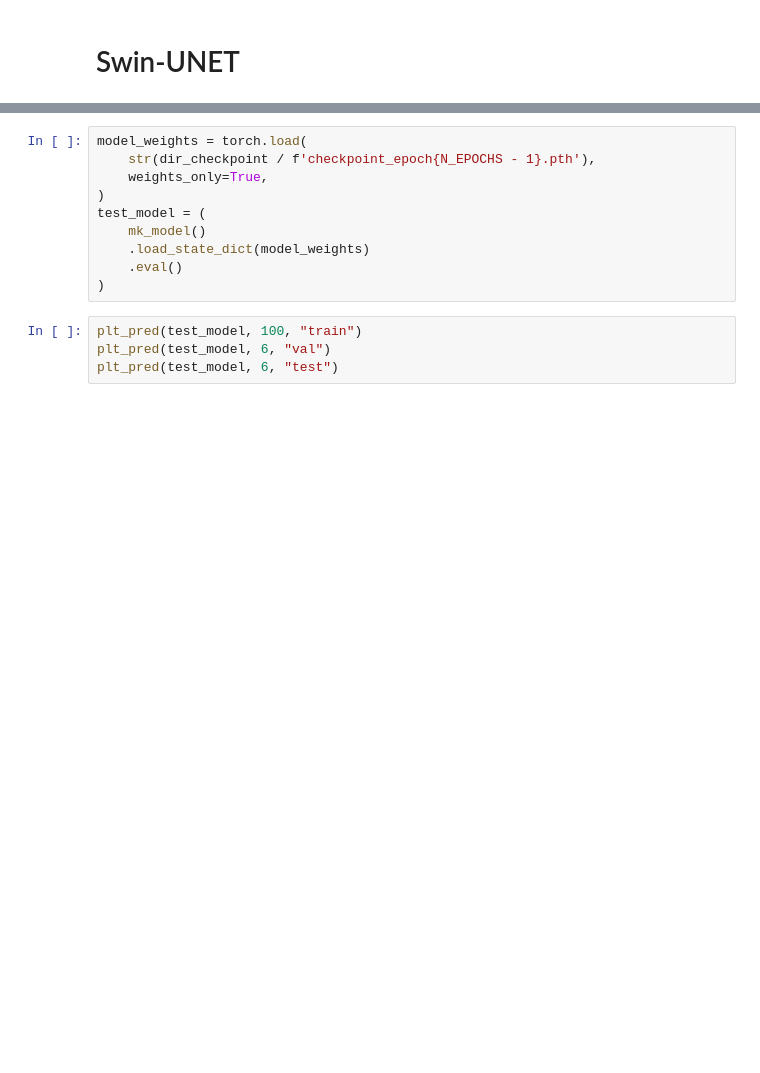
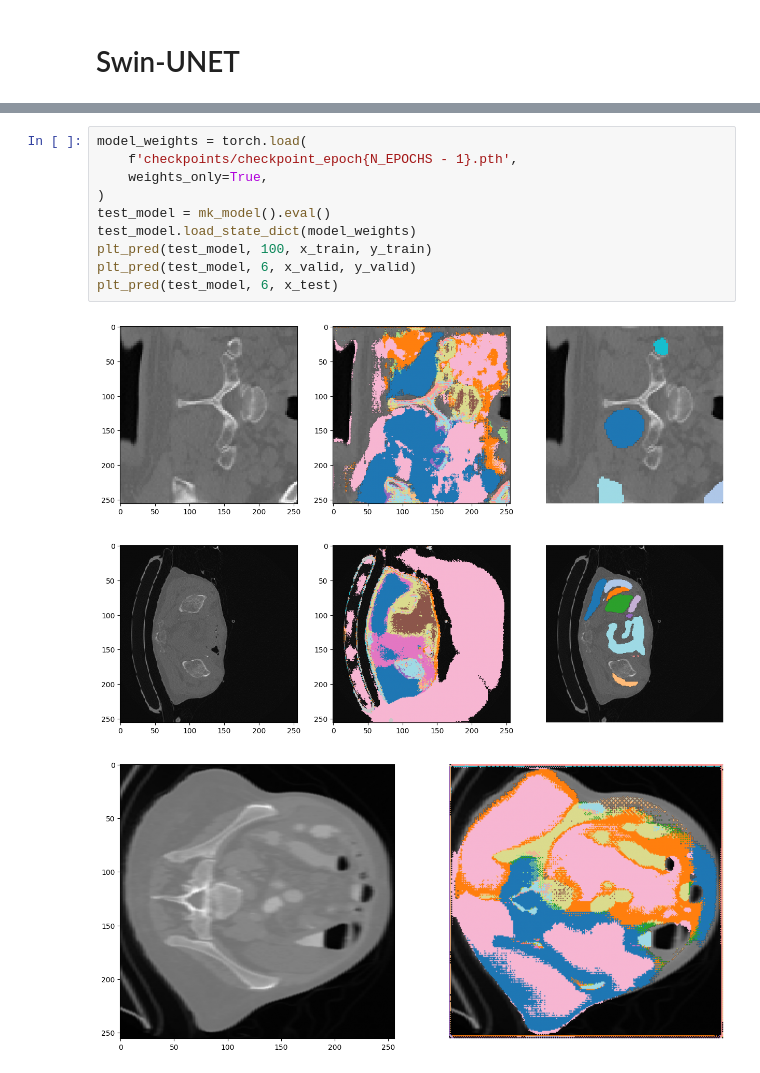
Before and after one commit to MauroAbidalCarrer/raidium_challenge, a Jupyter notebook: swin_unet.ipynb, the cells around one changed output, grey strips where cells are left out. Saved outputs shown, nothing was run; the diff lists cells and outputs as text; blank space fills up the shorter version.

```diff
--- a/swin_unet.ipynb
+++ b/swin_unet.ipynb
@@ -176,17 +163,17 @@ train_unet(
 # %%
 model_weights = torch.load(
-    str(dir_checkpoint / f'checkpoint_epoch{N_EPOCHS - 1}.pth'),
+    f'checkpoints/checkpoint_epoch{N_EPOCHS - 1}.pth',
     weights_only=True,
 )
-test_model = (
-    mk_model()
-    .load_state_dict(model_weights)
-    .eval()
-)
+test_model = mk_model().eval()
+test_model.load_state_dict(model_weights)
+plt_pred(test_model, 100, x_train, y_train)
+plt_pred(test_model, 6, x_valid, y_valid)
+plt_pred(test_model, 6, x_test)
+# %% [output]
+[figure, added]
+[figure, added]
+[figure, added]
-# %%
-plt_pred(test_model, 100, "train")
-plt_pred(test_model, 6, "val")
-plt_pred(test_model, 6, "test")
 # %%
 test_loader = DataLoader(x_test, batch_size=1, shuffle=False)
 
```
Also changed, not shown: parts of 4 cells of this notebook, 1 other file.
